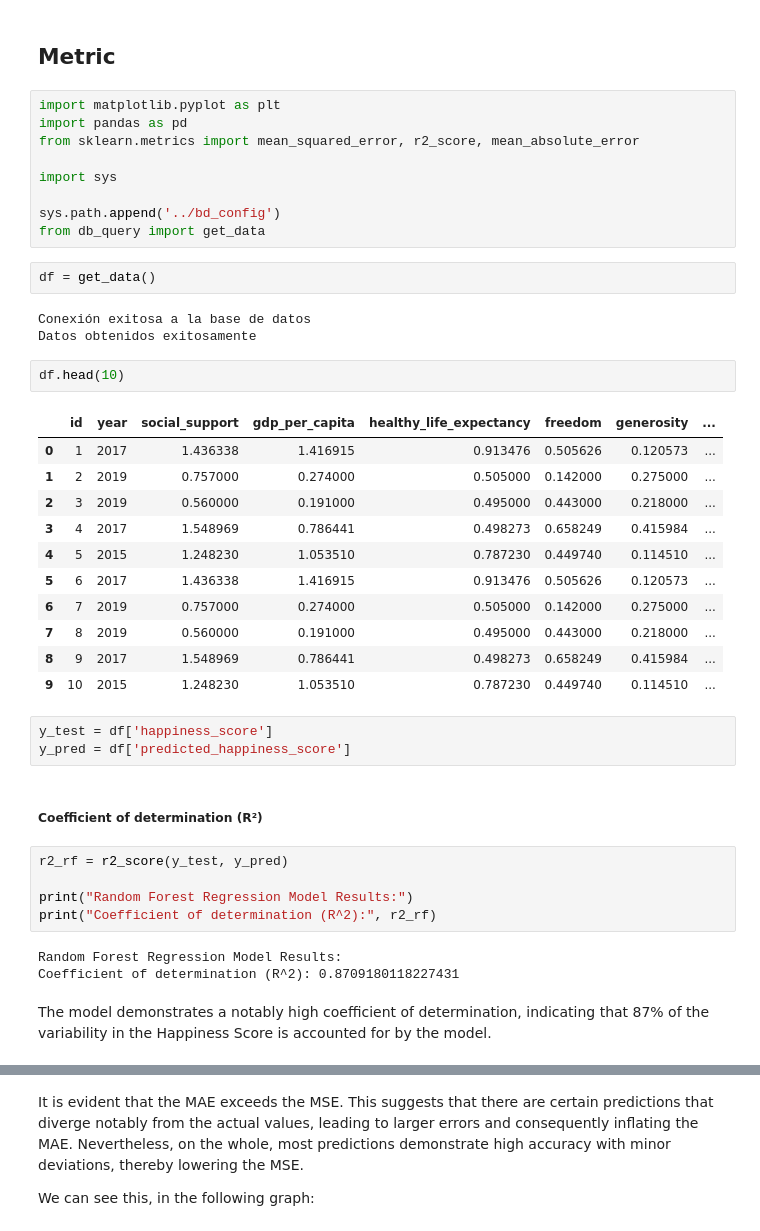
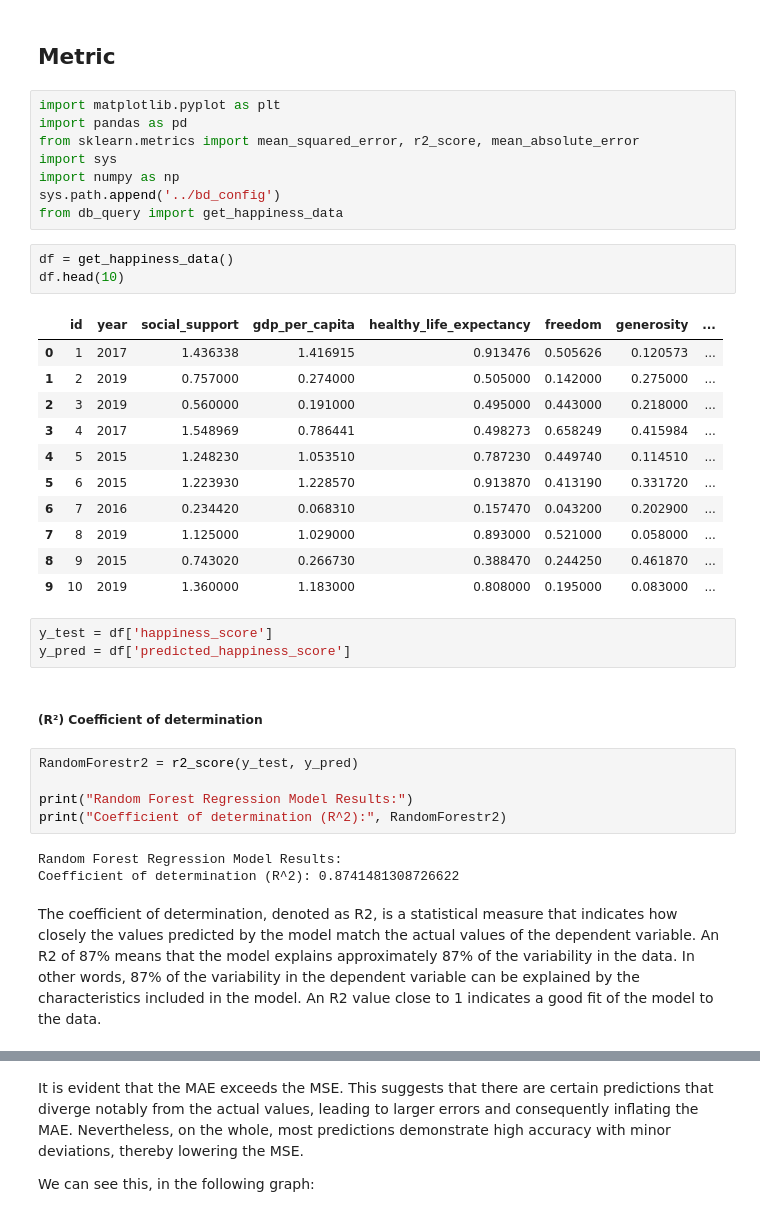
Before and after one commit to mdlangeles/ML_and_Data_Streaming_with_Kafka_WORKSHOP3, a Jupyter notebook: Notebooks/metric.ipynb, the cells around one changed output, grey strips where cells are left out. Drawn from its saved outputs; the diff is of its cells as text.

```diff
--- a/Notebooks/metric.ipynb
+++ b/Notebooks/metric.ipynb
@@ -4,43 +4,38 @@
 import matplotlib.pyplot as plt
 import pandas as pd
 from sklearn.metrics import mean_squared_error, r2_score, mean_absolute_error
-
 import sys
-
+import numpy as np
 sys.path.append('../bd_config')
-from db_query import get_data
+from db_query import get_happiness_data
-# %%
-df = get_data()
-# %% [output]
-Conexión exitosa a la base de datos
-Datos obtenidos exitosamente
 # %%
+df = get_happiness_data()
 df.head(10)
 # %% [output]
 |  | id | year | social_support | gdp_per_capita | healthy_life_expectancy | freedom | generosity | ... |
 | 0 | 1 | 2017 | 1.436338 | 1.416915 | 0.913476 | 0.505626 | 0.120573 | ... |
 | 1 | 2 | 2019 | 0.757000 | 0.274000 | 0.505000 | 0.142000 | 0.275000 | ... |
 | 2 | 3 | 2019 | 0.560000 | 0.191000 | 0.495000 | 0.443000 | 0.218000 | ... |
 | 3 | 4 | 2017 | 1.548969 | 0.786441 | 0.498273 | 0.658249 | 0.415984 | ... |
 | 4 | 5 | 2015 | 1.248230 | 1.053510 | 0.787230 | 0.449740 | 0.114510 | ... |
-| 5 | 6 | 2017 | 1.436338 | 1.416915 | 0.913476 | 0.505626 | 0.120573 | ... |
-| 6 | 7 | 2019 | 0.757000 | 0.274000 | 0.505000 | 0.142000 | 0.275000 | ... |
-| 7 | 8 | 2019 | 0.560000 | 0.191000 | 0.495000 | 0.443000 | 0.218000 | ... |
-| 8 | 9 | 2017 | 1.548969 | 0.786441 | 0.498273 | 0.658249 | 0.415984 | ... |
-| 9 | 10 | 2015 | 1.248230 | 1.053510 | 0.787230 | 0.449740 | 0.114510 | ... |
+| 5 | 6 | 2015 | 1.223930 | 1.228570 | 0.913870 | 0.413190 | 0.331720 | ... |
+| 6 | 7 | 2016 | 0.234420 | 0.068310 | 0.157470 | 0.043200 | 0.202900 | ... |
+| 7 | 8 | 2019 | 1.125000 | 1.029000 | 0.893000 | 0.521000 | 0.058000 | ... |
+| 8 | 9 | 2015 | 0.743020 | 0.266730 | 0.388470 | 0.244250 | 0.461870 | ... |
+| 9 | 10 | 2019 | 1.360000 | 1.183000 | 0.808000 | 0.195000 | 0.083000 | ... |
 # %%
 y_test = df['happiness_score']
 y_pred = df['predicted_happiness_score']
 # %% [markdown]
-##### Coefficient of determination (R²)
+##### (R²) Coefficient of determination
 # %%
-r2_rf = r2_score(y_test, y_pred)
+RandomForestr2 = r2_score(y_test, y_pred)
 
 print("Random Forest Regression Model Results:")
-print("Coefficient of determination (R^2):", r2_rf)
+print("Coefficient of determination (R^2):", RandomForestr2)
 # %% [output]
 Random Forest Regression Model Results:
-Coefficient of determination (R^2): 0.8709180118227431
+Coefficient of determination (R^2): 0.8741481308726622
-# %% [markdown]
-The model demonstrates a notably high coefficient of determination, indicating that 87% of the variability in the Happiness Score is accounted for by the model.
+# %% [markdown]
+The coefficient of determination, denoted as R2, is a statistical measure that indicates how closely the values predicted by the model match the actual values of the dependent variable. An R2 of 87% means that the model explains approximately 87% of the variability in the data. In other words, 87% of the variability in the dependent variable can be explained by the characteristics included in the model. An R2 value close to 1 indicates a good fit of the model to the data.
 # %% [markdown]
```
Also changed, not shown: parts of 12 cells of this notebook, 6 other files.
